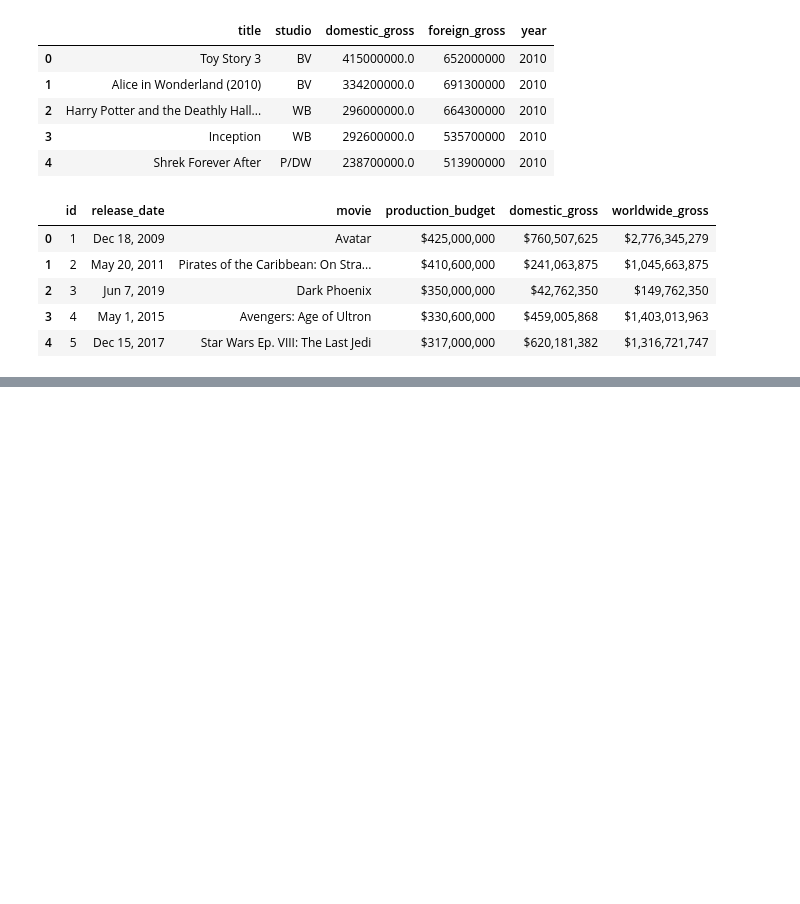
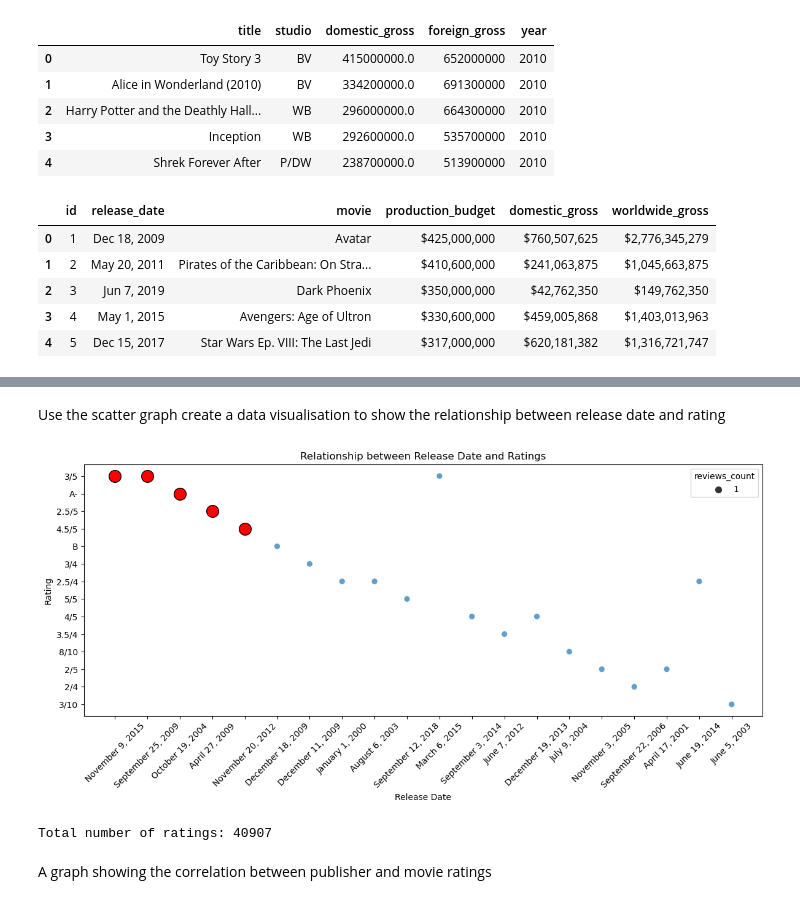
Before and after one commit to emukami2/project, a Jupyter notebook: student.ipynb, the cells around one changed output, grey strips where cells are left out. Drawn from its saved outputs; the diff is of its cells as text; code cells hidden in the pictures; blank space fills up the shorter version.

```diff
--- a/student.ipynb
+++ b/student.ipynb
@@ -112,0 +200,8 @@ rt_movie_info_tsv_df.head()
+# %%
+# Grouping the reviews DataFrame by date, rating , and publisher
+
+reviews_count = rt_reviews_tsv_df.groupby(['date', 'rating', 'publisher','review']).size().reset_index(name='reviews_count')
+
+
+# Display the DataFrame with review details
+print(reviews_count)
@@ -112,0 +226,27 @@ rt_movie_info_tsv_df.head()
+# %% [markdown]
+Use the scatter graph create a data visualisation to show the relationship between release date and rating
+# %%
+import seaborn as sns
+import matplotlib.pyplot as plt
+
+# Downsample data to ensure maximum of 20 unique data points for 'date' and 'reviews_count'
+downsampled_data = reviews_count.sample(n=min(20, len(reviews_count)), random_state=42)
+
+# Assuming 'date' column contains release dates and 'rating' column contains ratings
+# Creating a scatter plot
+plt.figure(figsize=(12, 6))
+sns.scatterplot(data=downsampled_data, x='date', y='rating', size='reviews_count', sizes=(50, 250), alpha=0.7)
+plt.title('Relationship between Release Date and Ratings')
+plt.xlabel('Release Date')
+plt.ylabel('Rating')
+plt.xticks(rotation=45)
+plt.tight_layout()
+
+# Marking the highest points with red color
+highest_points = downsampled_data.nlargest(5, 'reviews_count')
+for _, row in highest_points.iterrows():
+    plt.scatter(row['date'], row['rating'], s=200, color='red', edgecolors='black', zorder=10)
+
+plt.show()
+# %% [output]
+[figure, added]
@@ -112,0 +255,9 @@ rt_movie_info_tsv_df.head()
+# %%
+# Calculate the total number of ratings
+total_ratings = rt_reviews_tsv_df['rating'].count()
+
+print("Total number of ratings:", total_ratings)
+# %% [output]
+Total number of ratings: 40907
+# %% [markdown]
+A graph showing the correlation between publisher and movie ratings
```
Also changed, not shown: parts of 32 cells of this notebook.
